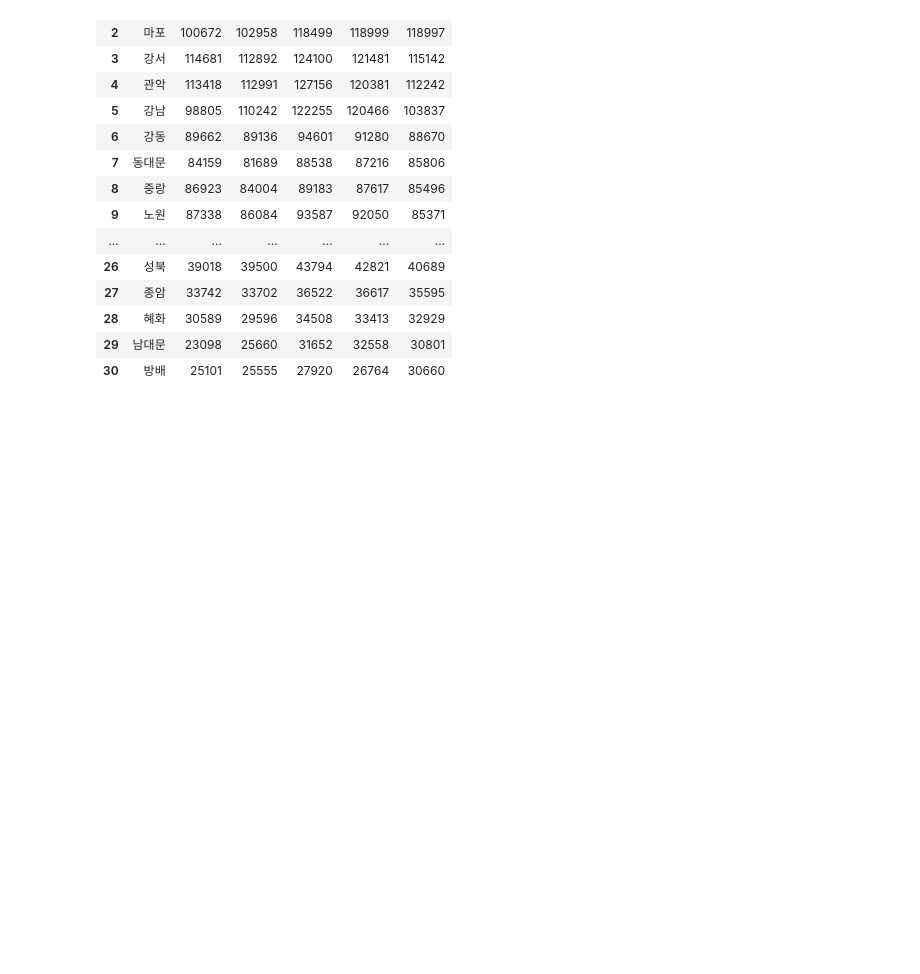
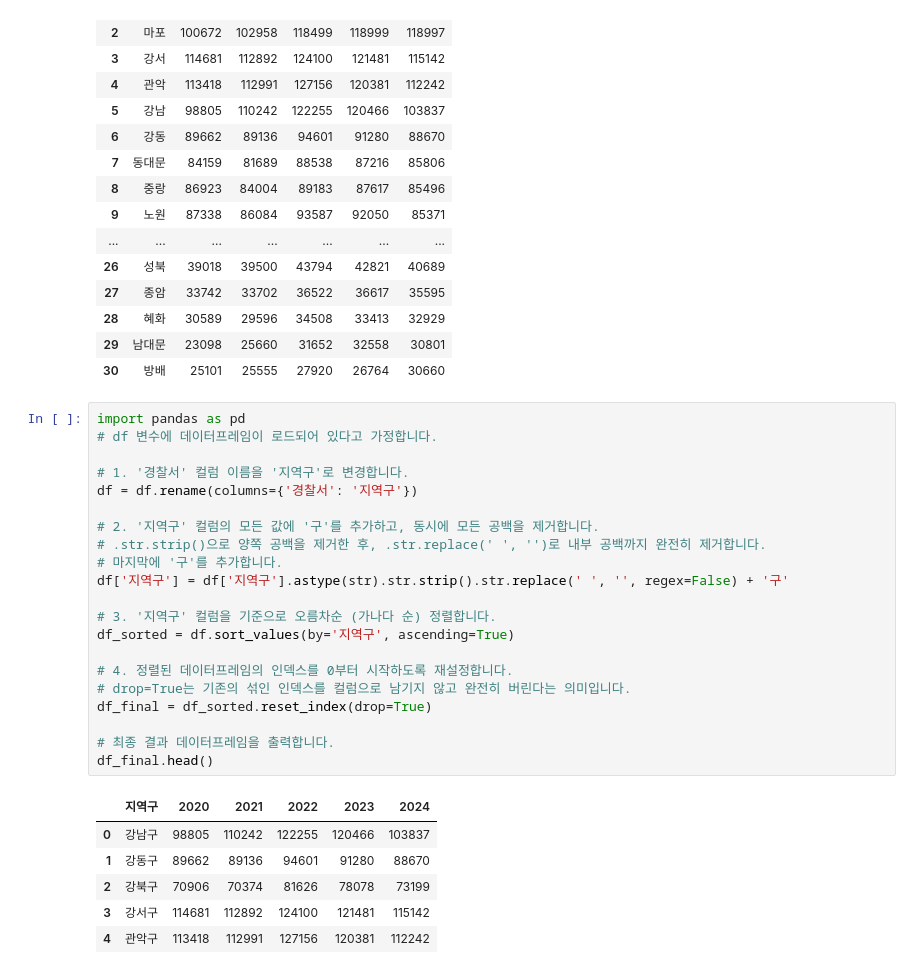
Before and after one commit to jinpro0318/SORA_Project, a Jupyter notebook: src/preprocessing/X02_경찰서별_112_신고_출동현황.ipynb, the cells around one changed output. Drawn from its saved outputs; the diff is of its cells as text; blank space fills up the shorter version.

```diff
--- a/src/preprocessing/X02_경찰서별_112_신고_출동현황.ipynb
+++ b/src/preprocessing/X02_경찰서별_112_신고_출동현황.ipynb
@@ -36,6 +36,34 @@ df
 | 28 | 혜화 | 30589 | 29596 | 34508 | 33413 | 32929 |
 | 29 | 남대문 | 23098 | 25660 | 31652 | 32558 | 30801 |
 | 30 | 방배 | 25101 | 25555 | 27920 | 26764 | 30660 |
+# %%
+import pandas as pd
+# df 변수에 데이터프레임이 로드되어 있다고 가정합니다.
+
+# 1. '경찰서' 컬럼 이름을 '지역구'로 변경합니다.
+df = df.rename(columns={'경찰서': '지역구'})
+
+# 2. '지역구' 컬럼의 모든 값에 '구'를 추가하고, 동시에 모든 공백을 제거합니다.
+# .str.strip()으로 양쪽 공백을 제거한 후, .str.replace(' ', '')로 내부 공백까지 완전히 제거합니다.
+# 마지막에 '구'를 추가합니다.
+df['지역구'] = df['지역구'].astype(str).str.strip().str.replace(' ', '', regex=False) + '구'
+
+# 3. '지역구' 컬럼을 기준으로 오름차순 (가나다 순) 정렬합니다.
+df_sorted = df.sort_values(by='지역구', ascending=True)
+
+# 4. 정렬된 데이터프레임의 인덱스를 0부터 시작하도록 재설정합니다.
+# drop=True는 기존의 섞인 인덱스를 컬럼으로 남기지 않고 완전히 버린다는 의미입니다.
+df_final = df_sorted.reset_index(drop=True)
+
+# 최종 결과 데이터프레임을 출력합니다.
+df_final.head()
+# %% [output]
+|  | 지역구 | 2020 | 2021 | 2022 | 2023 | 2024 |
+| 0 | 강남구 | 98805 | 110242 | 122255 | 120466 | 103837 |
+| 1 | 강동구 | 89662 | 89136 | 94601 | 91280 | 88670 |
+| 2 | 강북구 | 70906 | 70374 | 81626 | 78078 | 73199 |
+| 3 | 강서구 | 114681 | 112892 | 124100 | 121481 | 115142 |
+| 4 | 관악구 | 113418 | 112991 | 127156 | 120381 | 112242 |
 # %%
 # csv파일로 저장
 file_name = 'X02_전처리_경찰서별_112_신고_출동현황.csv'
```
Also changed, not shown: parts of 2 cells of this notebook, 7 other files.
